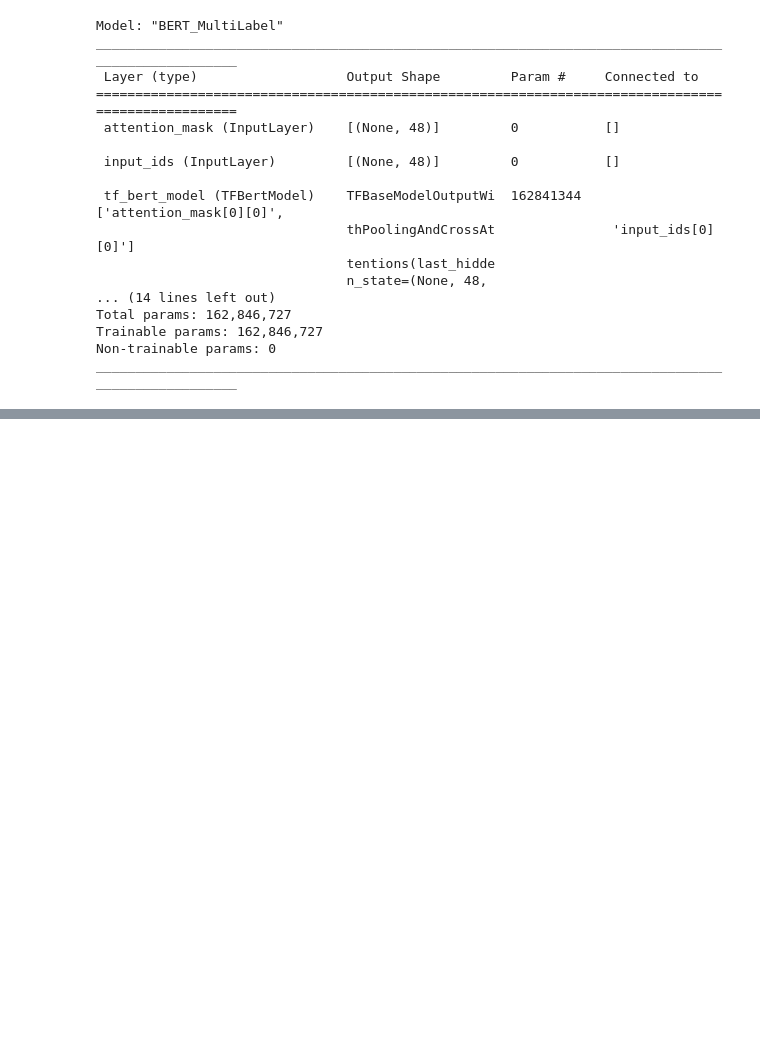
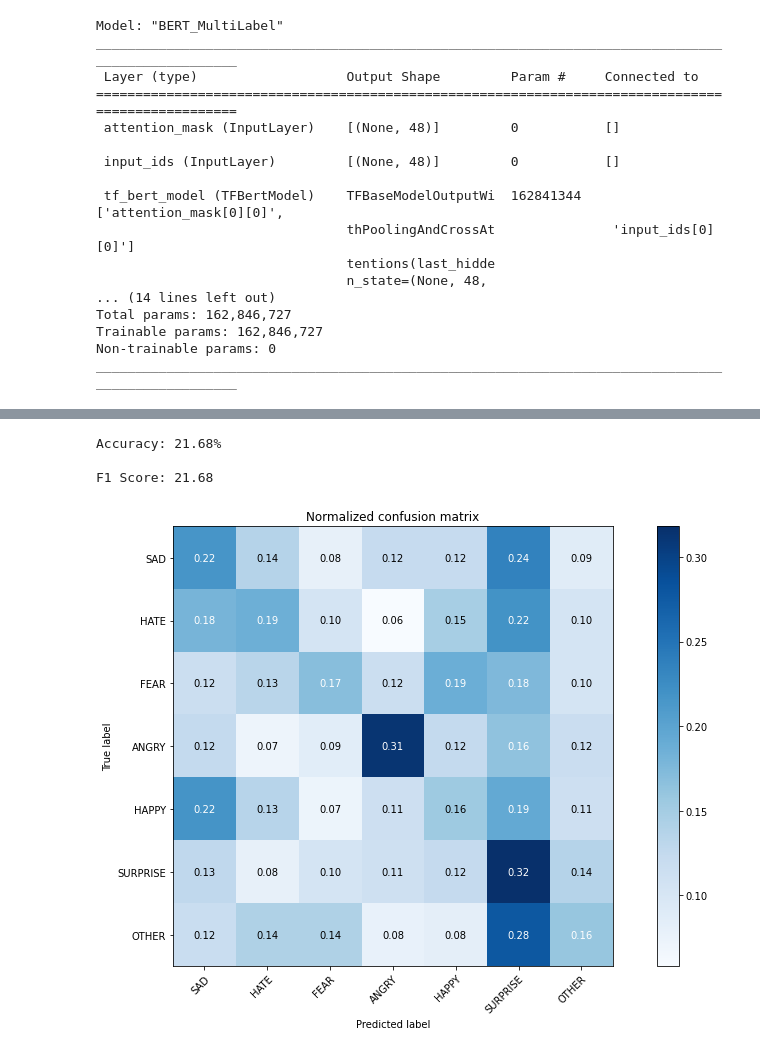
Before and after one commit to MaryamNourii/EmotionDetection, a Jupyter notebook: ED_Bert_fa_Armandataset_.ipynb, the cells around one changed output, grey strips where cells are left out. Saved outputs shown, nothing was run; the diff lists cells and outputs as text; code cells hidden in the pictures; blank space fills up the shorter version.

```diff
--- a/ED_Bert_fa_Armandataset_.ipynb
+++ b/ED_Bert_fa_Armandataset_.ipynb
@@ -192,6 +227,13 @@ predictions = np.argmax(pred_y, axis=1)
+# %%
+predictions = np.argmax(pred_y, axis=1)
+predictions = [class_names[pred] for pred in predictions]
 # %%
 print("Accuracy: {:.2f}%".format(accuracy_score(test_y, predictions) * 100))
 print("\nF1 Score: {:.2f}".format(f1_score(test_y, predictions, average='micro') * 100))
+# %% [output]
+Accuracy: 21.68%
+
+F1 Score: 21.68
 # %%
 def plot_confusion_matrix(y_true, y_pred, classes,
                           normalize=False,
@@ -236,8 +278,11 @@ def plot_confusion_matrix(y_true, y_pred, classes,
     fig.tight_layout()
     return ax
 # %%
-plot_confusion_matrix(test_y, pred_y, classes=class_names, normalize=True, title='Normalized confusion matrix')
+prd_test_y = [class_names[prd] for prd in test_y]
+plot_confusion_matrix(prd_test_y, predictions, classes=class_names, normalize=True, title='Normalized confusion matrix')
 plt.show()
+# %% [output]
+[figure, added]
 # %%
 optimizer = AdamW(lr=6e-6,weight_decay=1e-07)
 
```
Also changed, not shown: parts of 9 cells of this notebook.
